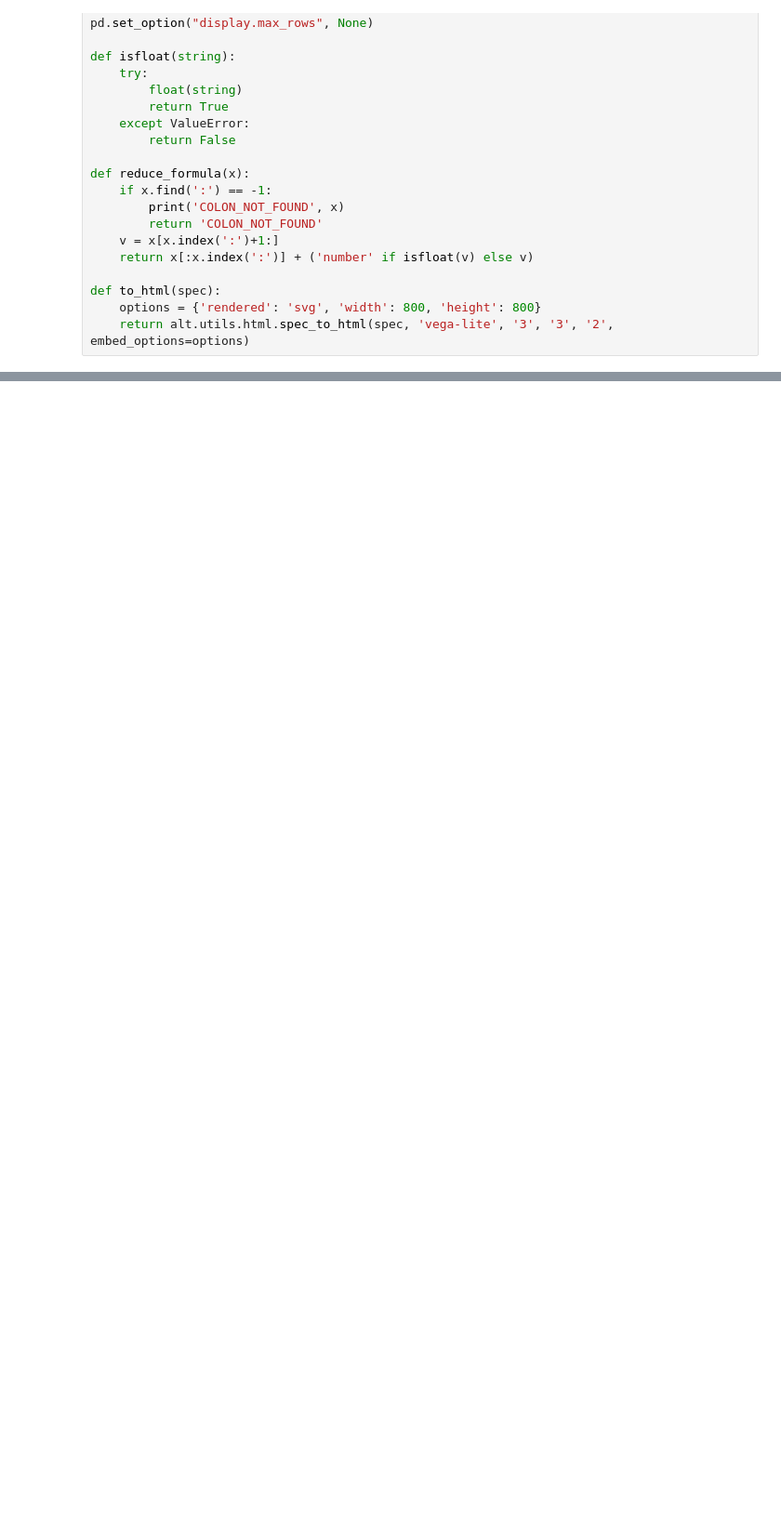
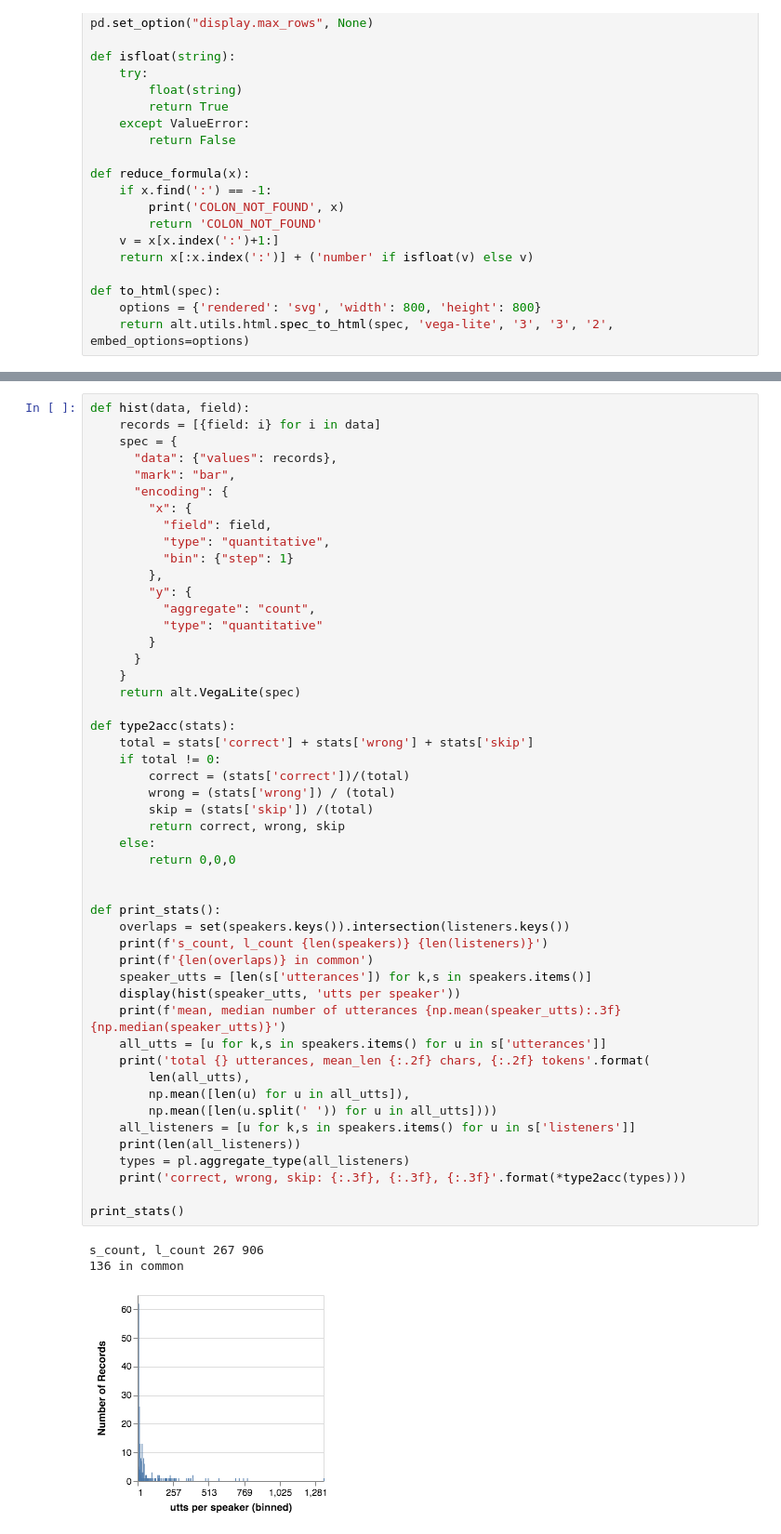
Before and after one commit to stanfordnlp/plot-data, a Jupyter notebook: stats.ipynb, the cells around one changed output, grey strips where cells are left out. Shown at 93% size. Saved outputs shown, nothing was run; the diff lists cells and outputs as text; blank space fills up the shorter version.

```diff
--- a/stats.ipynb
+++ b/stats.ipynb
@@ -182,0 +186,53 @@ got 17725 examples, 134865 listeners log
+# %%
+def hist(data, field):
+    records = [{field: i} for i in data]
+    spec = {
+      "data": {"values": records},
+      "mark": "bar",
+      "encoding": {
+        "x": {
+          "field": field,
+          "type": "quantitative",
+          "bin": {"step": 1}
+        },
+        "y": {
+          "aggregate": "count",
+          "type": "quantitative"
+        }
+      }
+    }
+    return alt.VegaLite(spec)
+
+def type2acc(stats):
+    total = stats['correct'] + stats['wrong'] + stats['skip']
+    if total != 0:
+        correct = (stats['correct'])/(total)
+        wrong = (stats['wrong']) / (total)
+        skip = (stats['skip']) /(total)
+        return correct, wrong, skip
+    else:
+        return 0,0,0
+
+
+def print_stats():
+    overlaps = set(speakers.keys()).intersection(listeners.keys())
+    print(f's_count, l_count {len(speakers)} {len(listeners)}')
+    print(f'{len(overlaps)} in common')
+    speaker_utts = [len(s['utterances']) for k,s in speakers.items()]
+    display(hist(speaker_utts, 'utts per speaker'))
+    print(f'mean, median number of utterances {np.mean(speaker_utts):.3f} {np.median(speaker_utts)}')
+    all_utts = [u for k,s in speakers.items() for u in s['utterances']]
+    print('total {} utterances, mean_len {:.2f} chars, {:.2f} tokens'.format(
+        len(all_utts),
+        np.mean([len(u) for u in all_utts]),
+        np.mean([len(u.split(' ')) for u in all_utts])))
+    all_listeners = [u for k,s in speakers.items() for u in s['listeners']]
+    print(len(all_listeners))
+    types = pl.aggregate_type(all_listeners)
+    print('correct, wrong, skip: {:.3f}, {:.3f}, {:.3f}'.format(*type2acc(types)))
+
+print_stats()
+# %% [output]
+s_count, l_count 267 906
+136 in common
+[figure, added]
```
Also changed, not shown: parts of 7 cells of this notebook, 4 other files.
